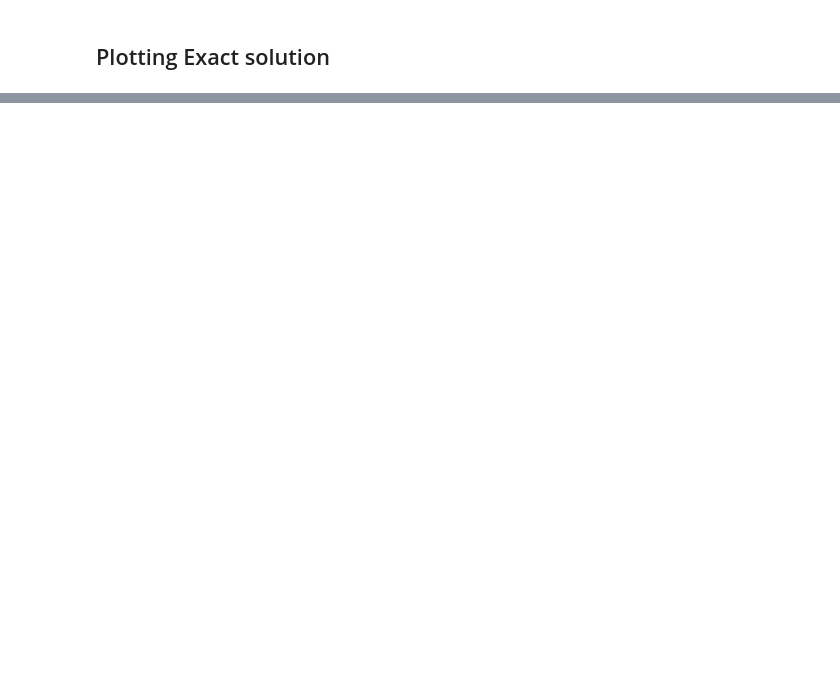
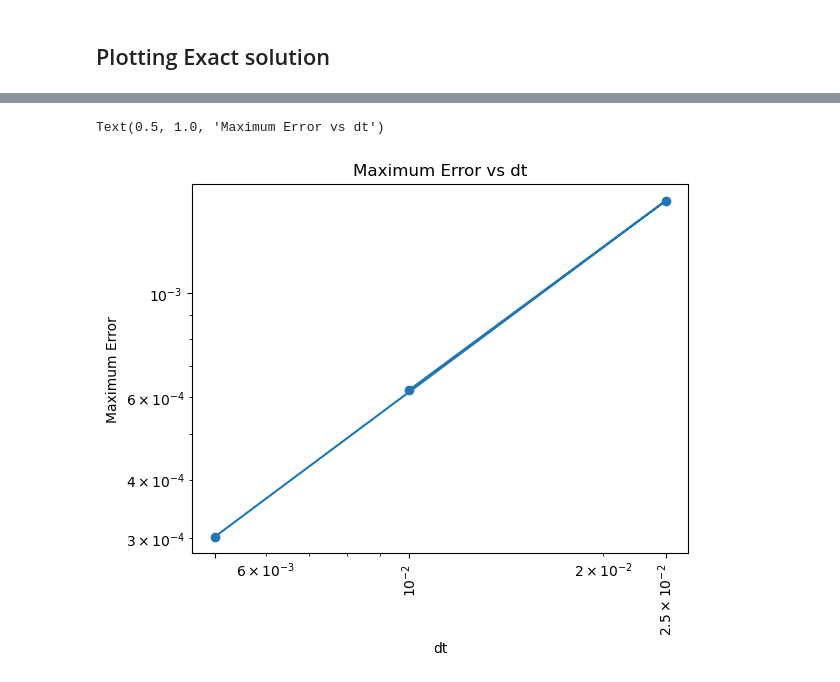
Before and after one commit to AnkanMan/Fields-in-Deformable-Surfaces, a Jupyter notebook: Vector diffusion in 2-D.ipynb, the cells around one changed output, grey strips where cells are left out. Cells and saved outputs as stored; diff of their text form; code cells hidden in the pictures; blank space fills up the shorter version.

```diff
--- a/Vector diffusion in 2-D.ipynb
+++ b/Vector diffusion in 2-D.ipynb
@@ -387,0 +457,9 @@ Widget(value='<iframe src="http://localhost:35173/index.html?ui=P_0x70cba7f83110
+# %%
+plt.loglog(dt, np.max(err_array, axis = 1), marker="o",base =10)
+plt.xticks(dt, rotation= 90)
+plt.ylabel("Maximum Error")
+plt.xlabel("dt")
+plt.title("Maximum Error vs dt")
+# %% [output]
+Text(0.5, 1.0, 'Maximum Error vs dt')
+[figure, added]
```
Also changed, not shown: parts of 18 cells of this notebook.
